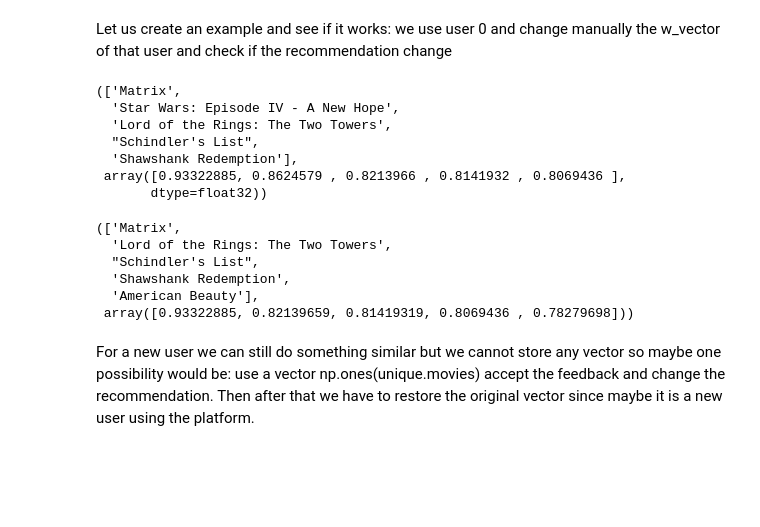
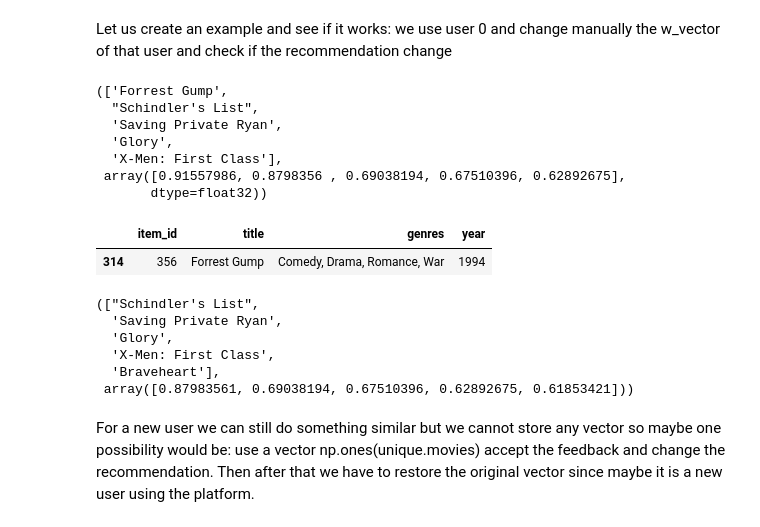
Before and after one commit to zemgabriela/agile-movie_recom, a Jupyter notebook: recommender_model.ipynb, the cells around one changed output. Cells and saved outputs as stored; diff of their text form; code cells hidden in the pictures; blank space fills up the shorter version.

```diff
--- a/recommender_model.ipynb
+++ b/recommender_model.ipynb
@@ -614,15 +601,20 @@ W_matrix.shape #each column then is the feedback column of that user
 # %% [markdown]
 Let us create an example and see if it works: we use user 0 and change manually the w_vector of that user and check if the recommendation change
 # %%
-recommended_movies_by_user(model=model, user_id=0, n_movies=5, movies_df=movies_df)
+recommended_movies_by_user(model=model, user_id=0, n_movies=5, movies_df=movies_df, genres=['War'])
 #Let's say that we don't like Star Wars, now we change the weight of that movie as -1 (the user gave a thumb down feedback)
 #The index of Star wars is 224 according to movies_df
 # %% [output]
-(['Matrix',
-  'Star Wars: Episode IV - A New Hope',
-  'Lord of the Rings: The Two Towers',
+(['Forrest Gump',
   "Schindler's List",
-  'Shawshank Redemption'],
- array([0.93322885, 0.8624579 , 0.8213966 , 0.8141932 , 0.8069436 ],
+  'Saving Private Ryan',
+  'Glory',
+  'X-Men: First Class'],
+ array([0.91557986, 0.8798356 , 0.69038194, 0.67510396, 0.62892675],
        dtype=float32))
+# %%
+movies_df[movies_df['title']=='Forrest Gump']
+# %% [output]
+|  | item_id | title | genres | year |
+| 314 | 356 | Forrest Gump | Comedy, Drama, Romance, War | 1994 |
 # %%
@@ -630,13 +622,13 @@ W_matrix[224,0]=-1 #Change the weight for user 0 and the movie 224
 # %%
-recommended_movies_by_user_last(model=model, user_id=0, n_movies=5, movies_df=movies_df, w_vector=W_matrix[:,0])
+recommended_movies_by_user_last(model=model, user_id=0, n_movies=5, movies_df=movies_df, w_vector=W_matrix[:,0],genres=['War'])
 #As we can see we removed the bad feedback and it changes that recommendation.
 # %% [output]
-(['Matrix',
-  'Lord of the Rings: The Two Towers',
-  "Schindler's List",
-  'Shawshank Redemption',
-  'American Beauty'],
- array([0.93322885, 0.82139659, 0.81419319, 0.8069436 , 0.78279698]))
+(["Schindler's List",
+  'Saving Private Ryan',
+  'Glory',
+  'X-Men: First Class',
+  'Braveheart'],
+ array([0.87983561, 0.69038194, 0.67510396, 0.62892675, 0.61853421]))
 # %% [markdown]
 For a new user we can still do something similar but we cannot store any vector so maybe one possibility would be: use a vector np.ones(unique.movies)
 accept the feedback and change the recommendation. Then after that we have to restore the original vector since maybe it is a new user using the platform.
```
Also changed, not shown: parts of 4 cells of this notebook.
